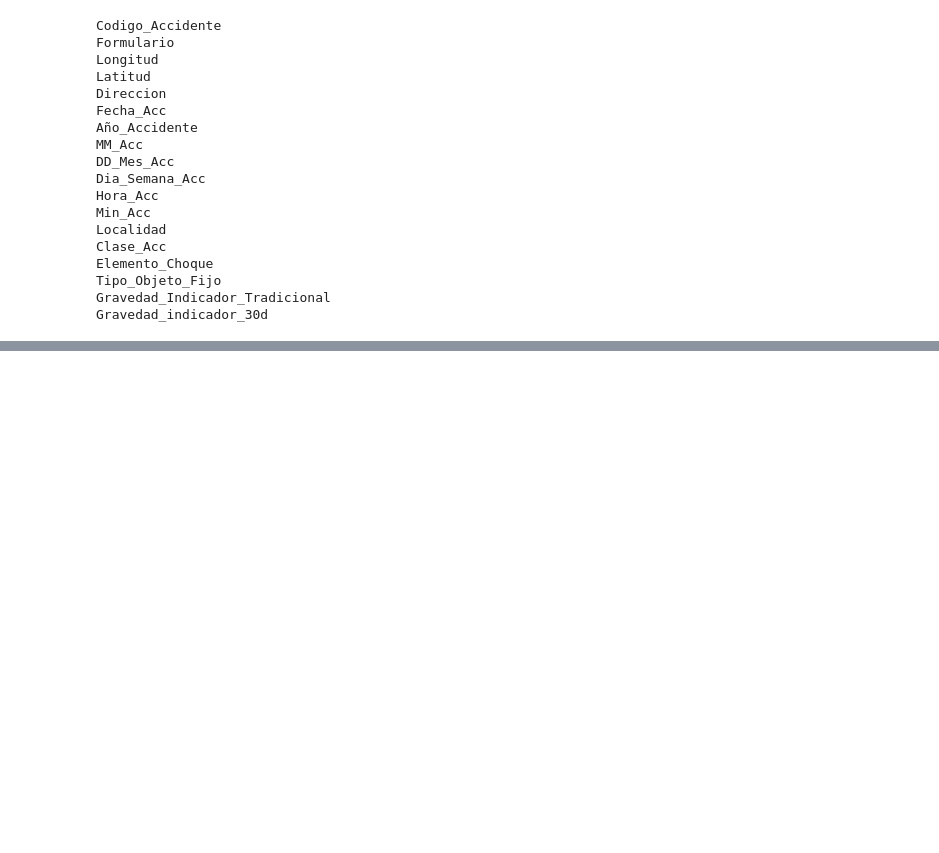
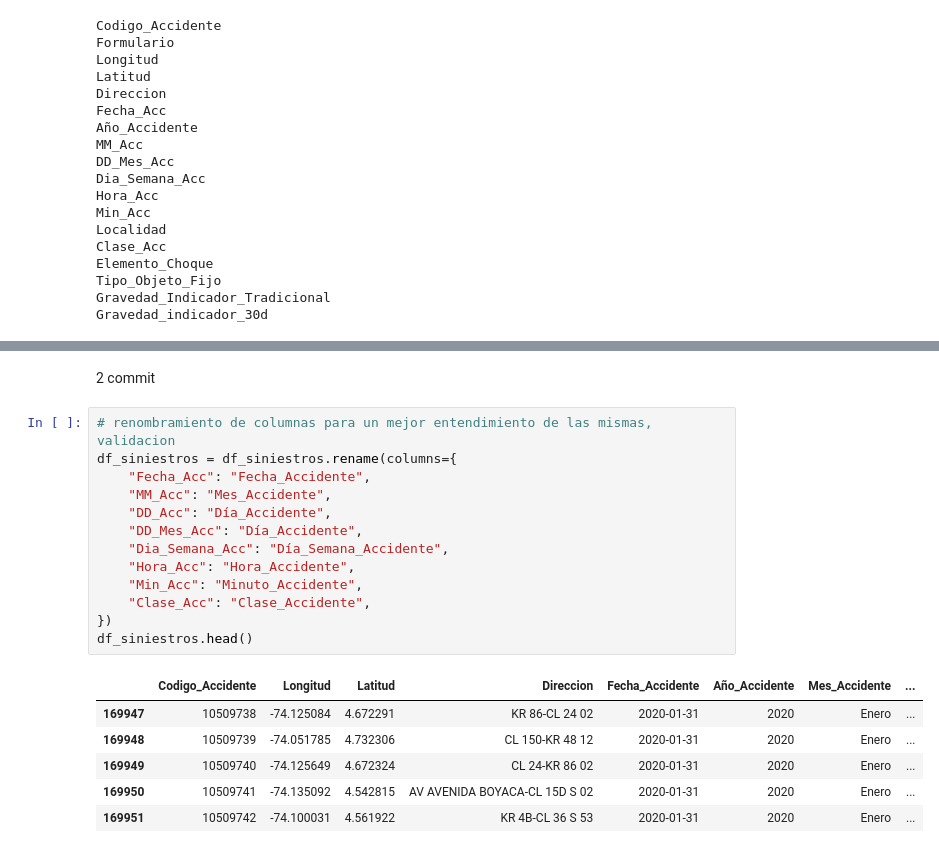
Before and after one commit to ElfenCamii/traffic-accidents-bogota_project_bootcamp, a Jupyter notebook: notebooks/pruebas_limpieza_datos.ipynb, the cells around one changed output, grey strips where cells are left out. Drawn from its saved outputs; the diff is of its cells as text; blank space fills up the shorter version.

```diff
--- a/notebooks/pruebas_limpieza_datos.ipynb
+++ b/notebooks/pruebas_limpieza_datos.ipynb
@@ -348,3 +348,25 @@ df_siniestros.head()
 | 169949 | 10509740 | -74.125649 | 4.672324 | CL 24-KR 86 02 | 2020-01-31 | 2020 | Enero | 31 | ... |
 | 169950 | 10509741 | -74.135092 | 4.542815 | AV AVENIDA BOYACA-CL 15D S 02 | 2020-01-31 | 2020 | Enero | 31 | ... |
 | 169951 | 10509742 | -74.100031 | 4.561922 | KR 4B-CL 36 S 53 | 2020-01-31 | 2020 | Enero | 31 | ... |
+# %% [markdown]
+2 commit
+# %%
+# renombramiento de columnas para un mejor entendimiento de las mismas, validacion
+df_siniestros = df_siniestros.rename(columns={
+    "Fecha_Acc": "Fecha_Accidente",
+    "MM_Acc": "Mes_Accidente",
+    "DD_Acc": "Día_Accidente",
+    "DD_Mes_Acc": "Día_Accidente",
+    "Dia_Semana_Acc": "Día_Semana_Accidente",
+    "Hora_Acc": "Hora_Accidente",
+    "Min_Acc": "Minuto_Accidente",
+    "Clase_Acc": "Clase_Accidente",
+})
+df_siniestros.head()
+# %% [output]
+|  | Codigo_Accidente | Longitud | Latitud | Direccion | Fecha_Accidente | Año_Accidente | Mes_Accidente | ... |
+| 169947 | 10509738 | -74.125084 | 4.672291 | KR 86-CL 24 02 | 2020-01-31 | 2020 | Enero | ... |
+| 169948 | 10509739 | -74.051785 | 4.732306 | CL 150-KR 48 12 | 2020-01-31 | 2020 | Enero | ... |
+| 169949 | 10509740 | -74.125649 | 4.672324 | CL 24-KR 86 02 | 2020-01-31 | 2020 | Enero | ... |
+| 169950 | 10509741 | -74.135092 | 4.542815 | AV AVENIDA BOYACA-CL 15D S 02 | 2020-01-31 | 2020 | Enero | ... |
+| 169951 | 10509742 | -74.100031 | 4.561922 | KR 4B-CL 36 S 53 | 2020-01-31 | 2020 | Enero | ... |
```
Also changed, not shown: parts of 9 cells of this notebook.
